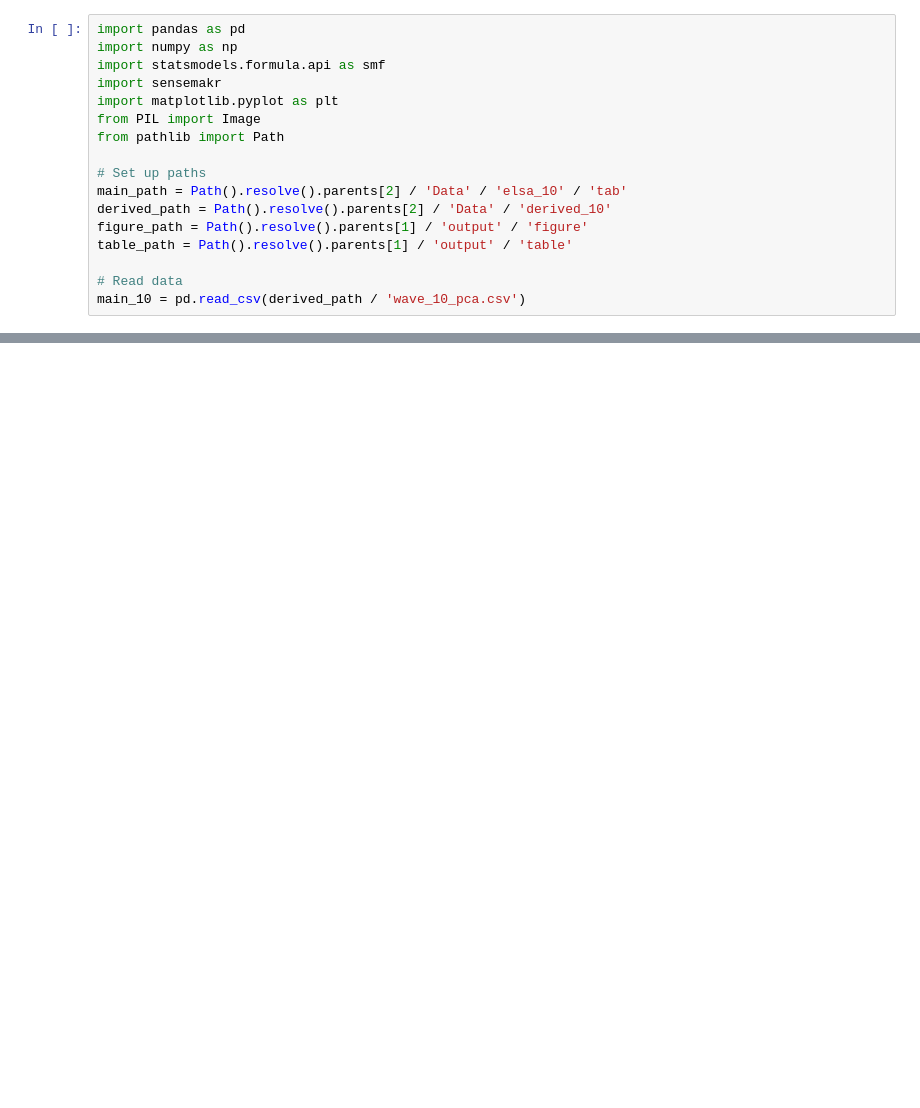
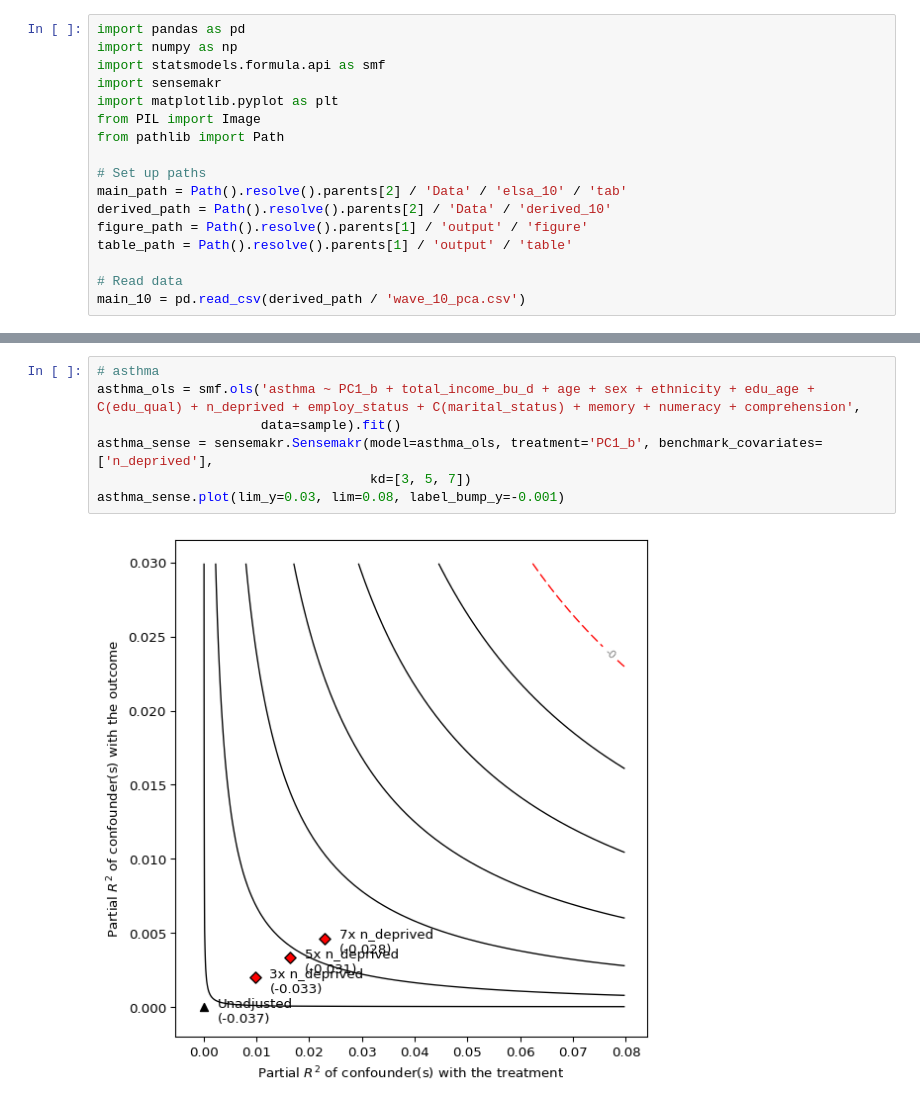
Before and after one commit to ivanlu300/ivanlu300, a Jupyter notebook: src/question_1/6_sensitivity_analysis.ipynb, the cells around one changed output, grey strips where cells are left out. Drawn from its saved outputs; the diff is of its cells as text; blank space fills up the shorter version.

```diff
--- a/src/question_1/6_sensitivity_analysis.ipynb
+++ b/src/question_1/6_sensitivity_analysis.ipynb
@@ -45,0 +56,9 @@ diabetes_sense.plot(lim_y=0.10, lim=0.10, label_bump_y=-0.004)
+# %%
+# asthma
+asthma_ols = smf.ols('asthma ~ PC1_b + total_income_bu_d + age + sex + ethnicity + edu_age + C(edu_qual) + n_deprived + employ_status + C(marital_status) + memory + numeracy + comprehension',
+                     data=sample).fit()
+asthma_sense = sensemakr.Sensemakr(model=asthma_ols, treatment='PC1_b', benchmark_covariates=['n_deprived'],
+                                   kd=[3, 5, 7])
+asthma_sense.plot(lim_y=0.03, lim=0.08, label_bump_y=-0.001)
+# %% [output]
+[figure, added]
```
Also changed, not shown: parts of 9 cells of this notebook, 9 other files.
